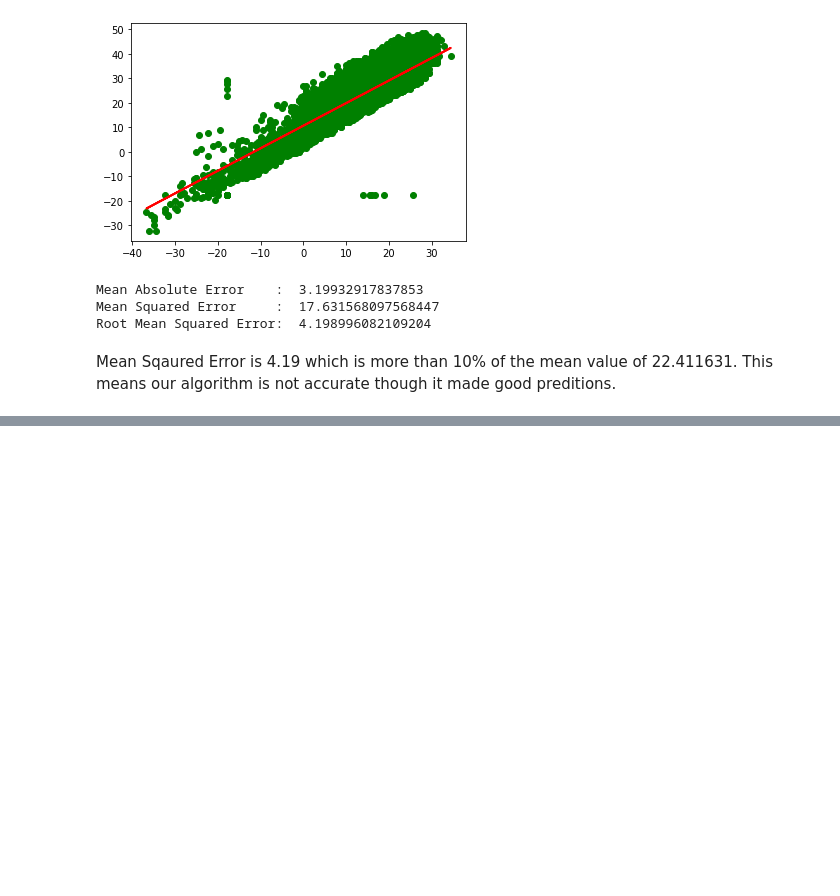
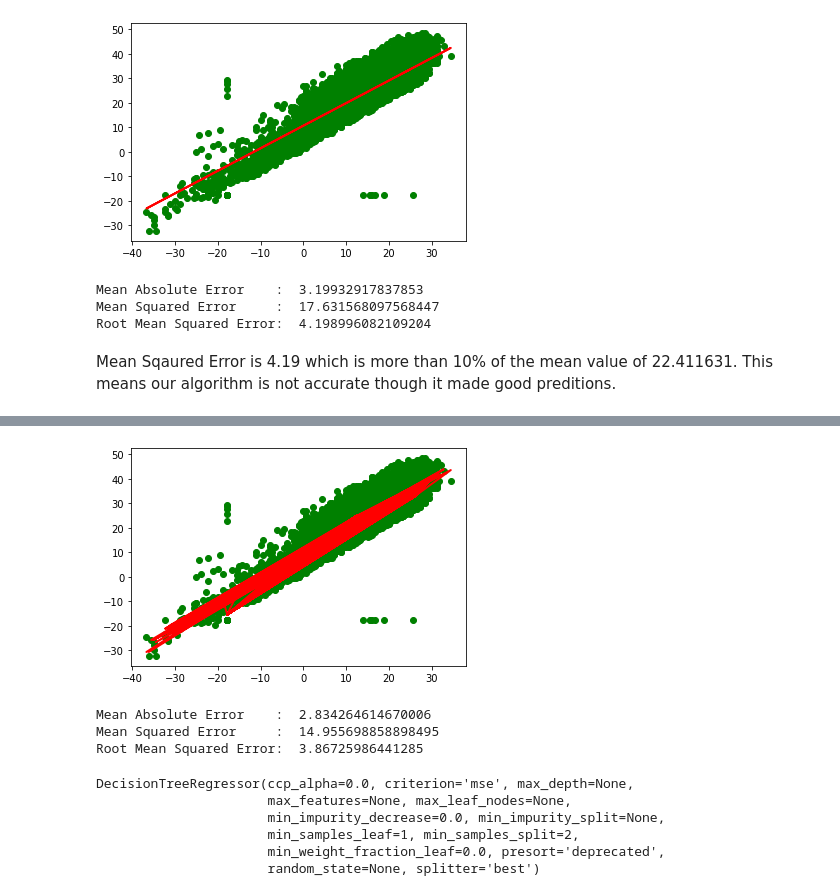
Before and after one commit to reddy279/MachineLearning-Python, a Jupyter notebook: WeatherPrediction_LinearRegression.ipynb, the cells around one changed output, grey strips where cells are left out. Cells and saved outputs as stored; diff of their text form; code cells hidden in the pictures; blank space fills up the shorter version.

```diff
--- a/WeatherPrediction_LinearRegression.ipynb
+++ b/WeatherPrediction_LinearRegression.ipynb
@@ -158,0 +201,29 @@ This means our algorithm is not accurate though it made good preditions.
+# %%
+plt.scatter(X_test, y_test, color='green')
+plt.plot(X_test, y_pred, color='red', linewidth=2)
+plt.show()
+# %% [output]
+[figure, added]
+# %%
+# Lets evaluate Metrics:
+
+from sklearn import metrics
+
+print('Mean Absolute Error    : ',metrics.mean_absolute_error(y_test,y_pred))
+print('Mean Squared Error     : ',metrics.mean_squared_error(y_test,y_pred))
+print('Root Mean Squared Error: ',np.sqrt(metrics.mean_squared_error(y_test,y_pred)))
+# %% [output]
+Mean Absolute Error    :  2.834264614670006
+Mean Squared Error     :  14.955698858898495
+Root Mean Squared Error:  3.86725986441285
+# %%
+from sklearn.tree import DecisionTreeRegressor
+regressor= DecisionTreeRegressor()
+regressor.fit(X_train, y_train)
+# %% [output]
+DecisionTreeRegressor(ccp_alpha=0.0, criterion='mse', max_depth=None,
+                      max_features=None, max_leaf_nodes=None,
+                      min_impurity_decrease=0.0, min_impurity_split=None,
+                      min_samples_leaf=1, min_samples_split=2,
+                      min_weight_fraction_leaf=0.0, presort='deprecated',
+                      random_state=None, splitter='best')
```
Also changed, not shown: parts of 10 cells of this notebook, 1 other file.
